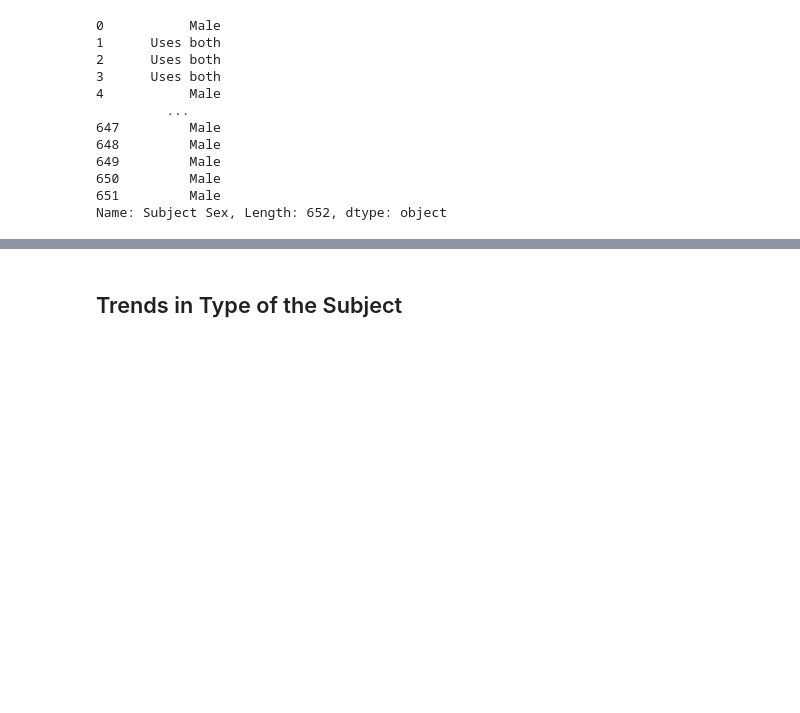
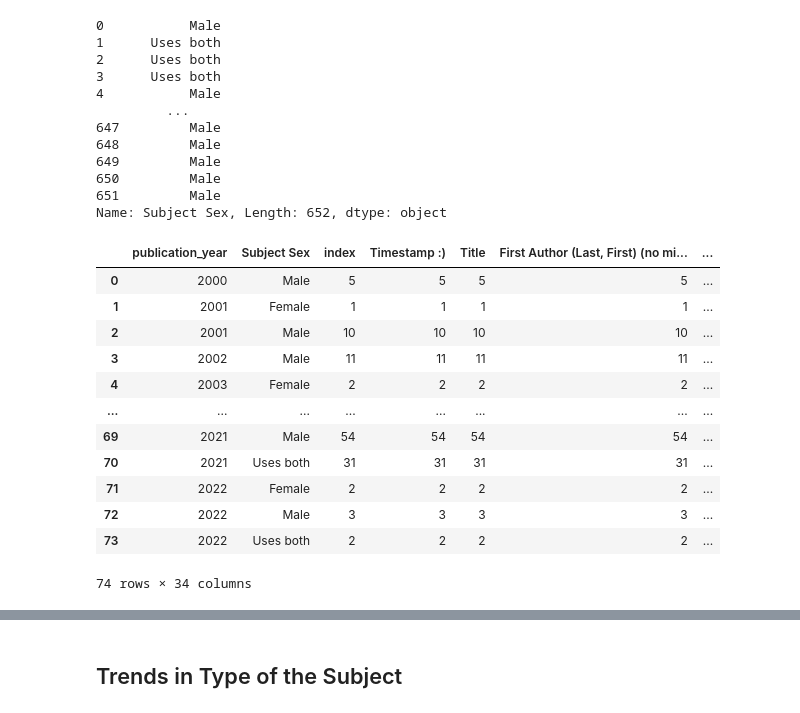
Before and after one commit to padillacoreanolab/literature_review_processing, a Jupyter notebook: results/2022_06_17_literature_review_processing/literature_review_survey_processing.ipynb, the cells around one changed output, grey strips where cells are left out. Cells and saved outputs as stored; diff of their text form; code cells hidden in the pictures; blank space fills up the shorter version.

```diff
--- a/results/2022_06_17_literature_review_processing/literature_review_survey_processing.ipynb
+++ b/results/2022_06_17_literature_review_processing/literature_review_survey_processing.ipynb
@@ -414,4 +608,20 @@ survey_df["Subject Sex"]
 650         Male
 651         Male
 Name: Subject Sex, Length: 652, dtype: object
+# %%
+sex_year_count
+# %% [output]
+|  | publication_year | Subject Sex | index | Timestamp :) | Title | First Author (Last, First) (no mi... | ... |
+| 0 | 2000 | Male | 5 | 5 | 5 | 5 | ... |
+| 1 | 2001 | Female | 1 | 1 | 1 | 1 | ... |
+| 2 | 2001 | Male | 10 | 10 | 10 | 10 | ... |
+| 3 | 2002 | Male | 11 | 11 | 11 | 11 | ... |
+| 4 | 2003 | Female | 2 | 2 | 2 | 2 | ... |
+| ... | ... | ... | ... | ... | ... | ... | ... |
+| 69 | 2021 | Male | 54 | 54 | 54 | 54 | ... |
+| 70 | 2021 | Uses both | 31 | 31 | 31 | 31 | ... |
+| 71 | 2022 | Female | 2 | 2 | 2 | 2 | ... |
+| 72 | 2022 | Male | 3 | 3 | 3 | 3 | ... |
+| 73 | 2022 | Uses both | 2 | 2 | 2 | 2 | ... |
+74 rows × 34 columns
 # %%
```
Also changed, not shown: parts of 59 cells of this notebook.
